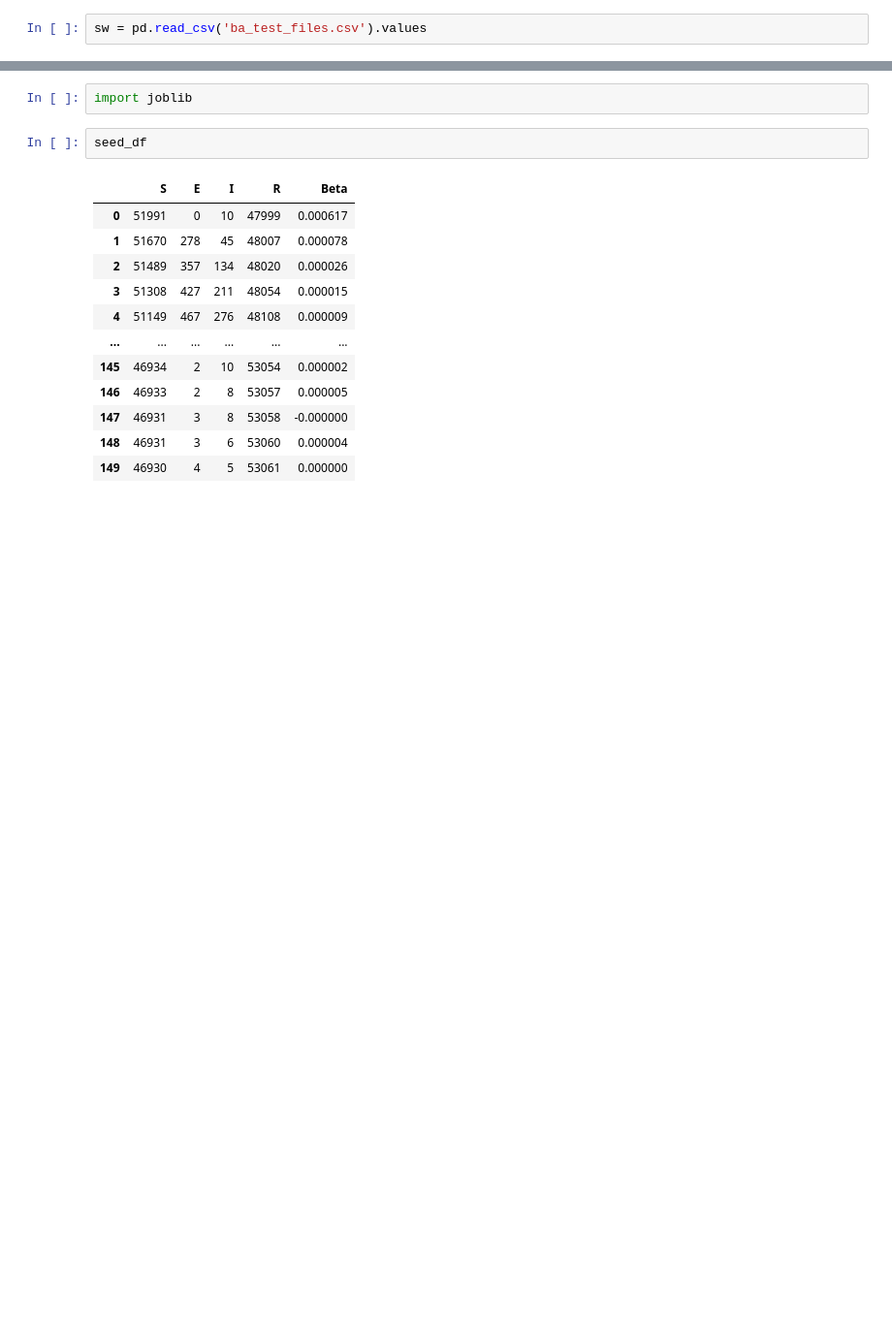
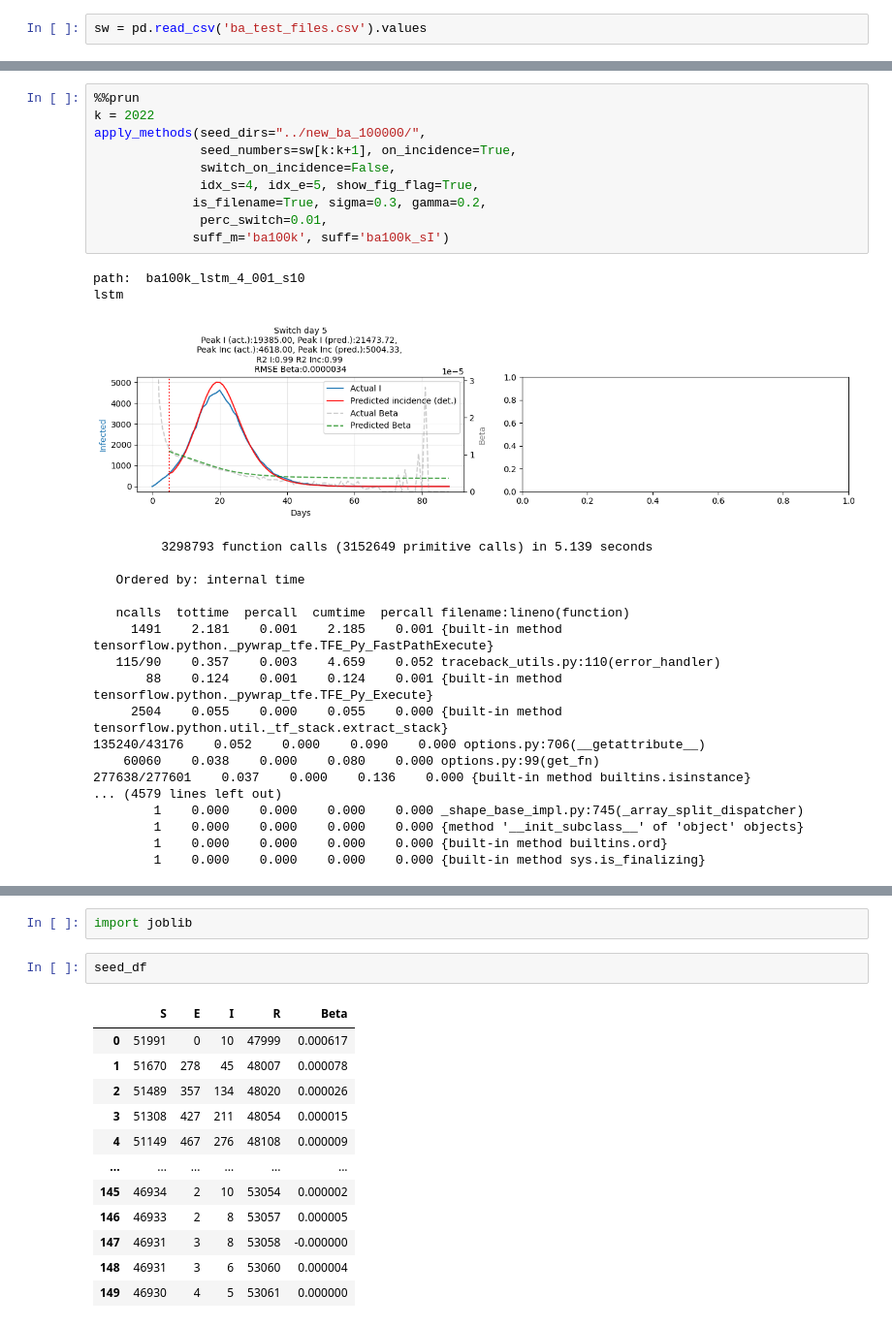
Before and after one commit to Mpkosh/network_hybrid_33, a Jupyter notebook: apply_and_see-Copy1.ipynb, the cells around one changed output, grey strips where cells are left out. Shown at 97% size. Cells and saved outputs as stored; diff of their text form; blank space fills up the shorter version.

```diff
--- a/apply_and_see-Copy1.ipynb
+++ b/apply_and_see-Copy1.ipynb
@@ -136,0 +142,31 @@ array([['p_0.1_0.3_0.2_0.0001_0.2800000000000001_seed_0.csv'],
+# %%
+%%prun
+k = 2022
+apply_methods(seed_dirs="../new_ba_100000/",
+              seed_numbers=sw[k:k+1], on_incidence=True,
+              switch_on_incidence=False,
+              idx_s=4, idx_e=5, show_fig_flag=True,
+             is_filename=True, sigma=0.3, gamma=0.2,
+              perc_switch=0.01,
+             suff_m='ba100k', suff='ba100k_sI')
+# %% [output]
+path:  ba100k_lstm_4_001_s10
+lstm
+[figure, added]
+         3298793 function calls (3152649 primitive calls) in 5.139 seconds
+
+   Ordered by: internal time
+
+   ncalls  tottime  percall  cumtime  percall filename:lineno(function)
+     1491    2.181    0.001    2.185    0.001 {built-in method tensorflow.python._pywrap_tfe.TFE_Py_FastPathExecute}
+   115/90    0.357    0.003    4.659    0.052 traceback_utils.py:110(error_handler)
+       88    0.124    0.001    0.124    0.001 {built-in method tensorflow.python._pywrap_tfe.TFE_Py_Execute}
+     2504    0.055    0.000    0.055    0.000 {built-in method tensorflow.python.util._tf_stack.extract_stack}
+135240/43176    0.052    0.000    0.090    0.000 options.py:706(__getattribute__)
+    60060    0.038    0.000    0.080    0.000 options.py:99(get_fn)
+277638/277601    0.037    0.000    0.136    0.000 {built-in method builtins.isinstance}
+... (4579 lines left out)
+        1    0.000    0.000    0.000    0.000 _shape_base_impl.py:745(_array_split_dispatcher)
+        1    0.000    0.000    0.000    0.000 {method '__init_subclass__' of 'object' objects}
+        1    0.000    0.000    0.000    0.000 {built-in method builtins.ord}
+        1    0.000    0.000    0.000    0.000 {built-in method sys.is_finalizing}
```
Also changed, not shown: parts of 8 cells of this notebook, 23 other files.
